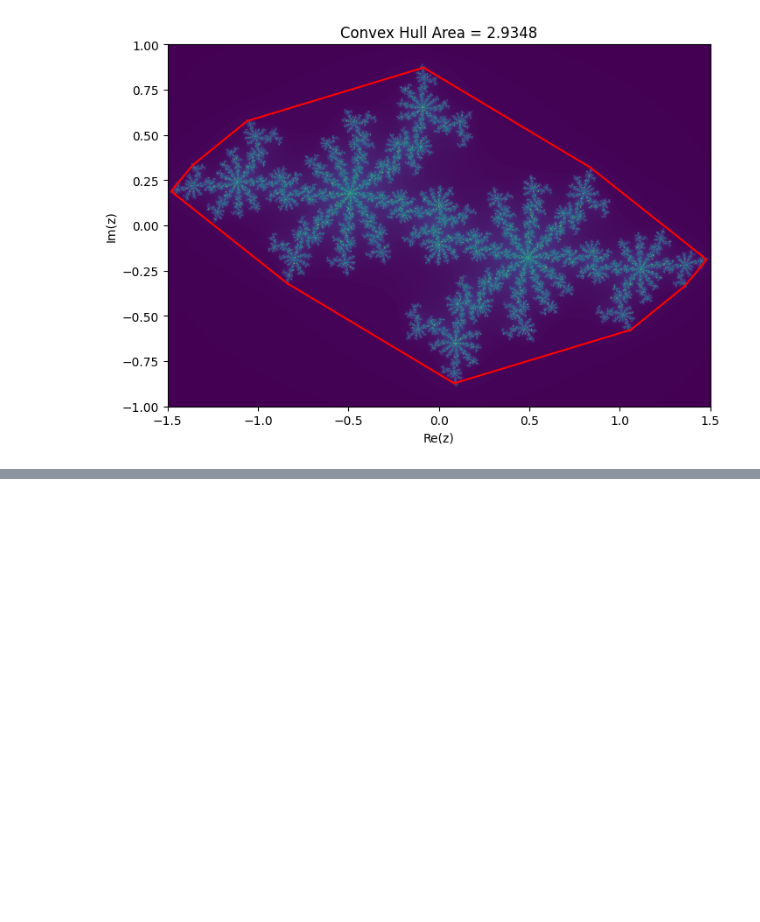
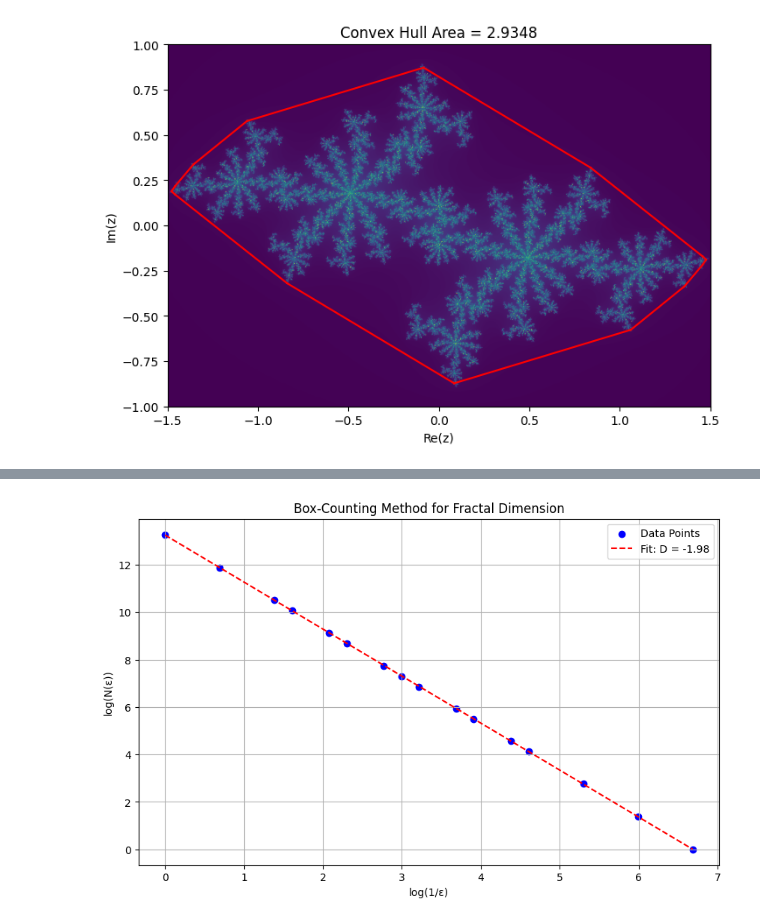
Before and after one commit to WyrdHY/Archive_P4, a Jupyter notebook: Code/PS4.ipynb, the cells around one changed output, grey strips where cells are left out. Saved outputs shown, nothing was run; the diff lists cells and outputs as text; code cells hidden in the pictures; blank space fills up the shorter version.

```diff
--- a/Code/PS4.ipynb
+++ b/Code/PS4.ipynb
@@ -373,0 +333,72 @@ Estimated fractal (box-counting) dimension: 0.9779
+# %%
+def julia_set(c, x_min, x_max, y_min, y_max, width, height, max_iter):
+    """Generate the Julia set."""
+    x = np.linspace(x_min, x_max, width)
+    y = np.linspace(y_min, y_max, height)
+    X, Y = np.meshgrid(x, y)
+    Z = X + 1j * Y
+    julia = np.zeros(Z.shape, dtype=int)
+
+    for i in range(max_iter):
+        with np.errstate(over='ignore', invalid='ignore'):
+            Z = Z**2 + c
+        mask = np.abs(Z) < 2
+        julia += mask
+
+    return julia
+
+def box_counting(julia_set, box_sizes):
+    """Estimate the fractal dimension using the box-counting method."""
+    counts = []
+    for size in box_sizes:
+        # Ensure the Julia set dimensions are divisible by the box size
+        if julia_set.shape[0] % size != 0 or julia_set.shape[1] % size != 0:
+            raise ValueError(f"Box size {size} must divide the Julia set dimensions {julia_set.shape}.")
+
+        # Divide the space into boxes of size `size`
+        grid = (julia_set > 0).reshape(
+            julia_set.shape[0] // size, size,
+            julia_set.shape[1] // size, size
+        )
+        # Count the number of boxes containing at least one point of the Julia set
+        N = np.sum(np.any(grid, axis=(1, 3)))
+        counts.append(N)
+    return counts
+
+# Parameters for Julia set
+c = -0.7 + 0.356j  # Complex parameter for Julia set
+x_min, x_max = -1.5, 1.5
+y_min, y_max = -1, 1
+width, height = 800, 800  # Resolution
+max_iter = 256  # Number of iterations
+
+# Generate Julia set
+julia = julia_set(c, x_min, x_max, y_min, y_max, width, height, max_iter)
+
+
+# Box sizes for box-counting (must divide 800 evenly)
+box_sizes = [1, 2, 4, 5, 8, 10, 16, 20, 25, 40, 50, 80, 100, 200, 400, 800]
+
+# Perform box-counting
+counts = box_counting(julia, box_sizes)
+
+# Estimate fractal dimension
+epsilons = [1 / size for size in box_sizes]
+log_N = np.log(counts)
+log_inv_eps = np.log(1 / np.array(epsilons))
+
+# Fit a line to estimate the fractal dimension
+coefficients = np.polyfit(log_inv_eps, log_N, 1)
+fractal_dimension = coefficients[0]
+
+# Plot the box-counting results
+plt.figure(figsize=(10, 6))
+plt.scatter(log_inv_eps, log_N, color='b', label='Data Points')
+plt.plot(log_inv_eps, np.polyval(coefficients, log_inv_eps), 'r--', label=f'Fit: D = {fractal_dimension:.2f}')
+plt.xlabel('log(1/ε)')
+plt.ylabel('log(N(ε))')
+plt.title('Box-Counting Method for Fractal Dimension')
+plt.legend()
+plt.grid(True)
+# %% [output]
+[figure, added]
```
Also changed, not shown: parts of 3 cells of this notebook.
